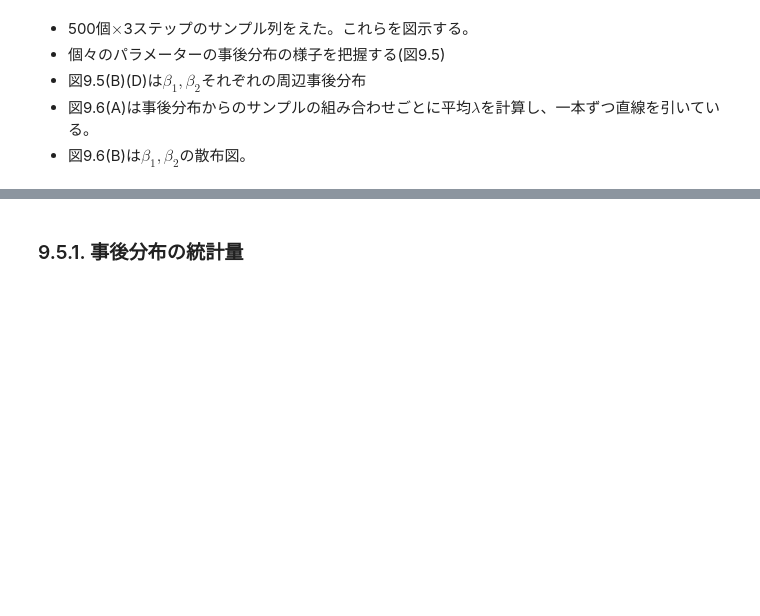
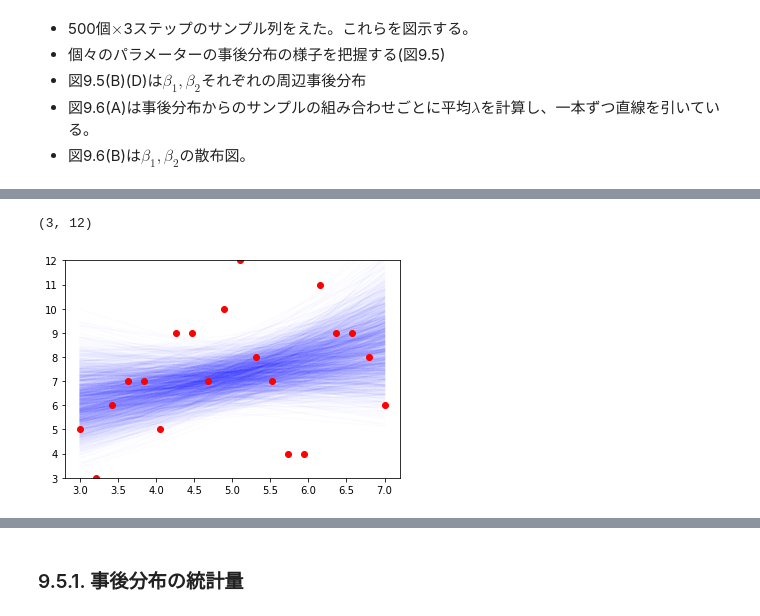
Before and after one commit to takitsuba/midoribon, a Jupyter notebook: Chap9/Chap9.ipynb, the cells around one changed output, grey strips where cells are left out. Saved outputs shown, nothing was run; the diff lists cells and outputs as text; code cells hidden in the pictures; blank space fills up the shorter version.

```diff
--- a/Chap9/Chap9.ipynb
+++ b/Chap9/Chap9.ipynb
@@ -97,0 +232,4 @@ A.
+# %%
+df_sample = pd.DataFrame()
+df_sample["beta1"] = fit.extract()["beta1"]
+df_sample["beta2"] = fit.extract()["beta2"]
@@ -97,0 +257,16 @@ A.
+# %%
+xx = np.linspace(3,7,100)
+
+for i in range(df_sample.shape[0]):
+    beta1 = df_sample.beta1[i]
+    beta2 = df_sample.beta2[i]
+
+    yy = np.exp(beta1+beta2*(xx - xmean))
+
+    plt.plot(xx,yy,color="b",alpha=0.01)
+
+plt.plot(df.x,df.y,"ro")
+plt.ylim(3,12)
+# %% [output]
+(3, 12)
+[figure, added]
```
Also changed, not shown: parts of 35 cells of this notebook, 5 other files.
